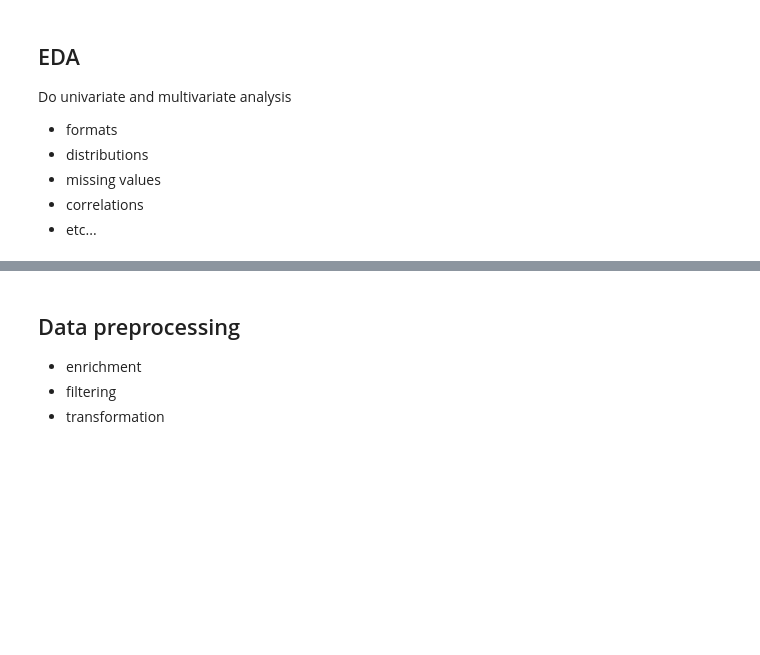
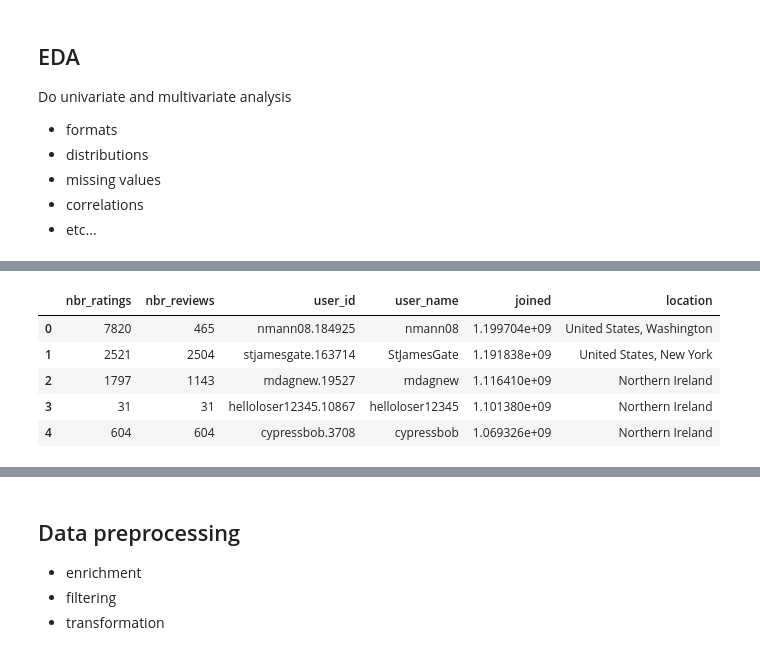
Before and after one commit to epfl-ada/ada-2023-project-laremontada61, a Jupyter notebook: pipeline.ipynb, the cells around one changed output, grey strips where cells are left out. Saved outputs shown, nothing was run; the diff lists cells and outputs as text; code cells hidden in the pictures; blank space fills up the shorter version.

```diff
--- a/pipeline.ipynb
+++ b/pipeline.ipynb
@@ -191,6 +202,15 @@ beers_BA_stats
 | top | NaN | NaN | NaN | NaN | NaN | NaN | NaN | NaN | NaN | ... |
 | freq | NaN | NaN | NaN | NaN | NaN | NaN | NaN | NaN | NaN | ... |
 | missing_values | 0.000000 | 0.000000 | 0.000000 | 0.000000 | 0.000000 | 0.000000 | 0.000000 | 11.690282 | 78.206913 | ... |
+# %%
+users_BA.head()
+# %% [output]
+|  | nbr_ratings | nbr_reviews | user_id | user_name | joined | location |
+| 0 | 7820 | 465 | nmann08.184925 | nmann08 | 1.199704e+09 | United States, Washington |
+| 1 | 2521 | 2504 | stjamesgate.163714 | StJamesGate | 1.191838e+09 | United States, New York |
+| 2 | 1797 | 1143 | mdagnew.19527 | mdagnew | 1.116410e+09 | Northern Ireland |
+| 3 | 31 | 31 | helloloser12345.10867 | helloloser12345 | 1.101380e+09 | Northern Ireland |
+| 4 | 604 | 604 | cypressbob.3708 | cypressbob | 1.069326e+09 | Northern Ireland |
 # %%
 ### 1.3
 def plot_features(df, title):
```
Also changed, not shown: parts of 4 cells of this notebook.
